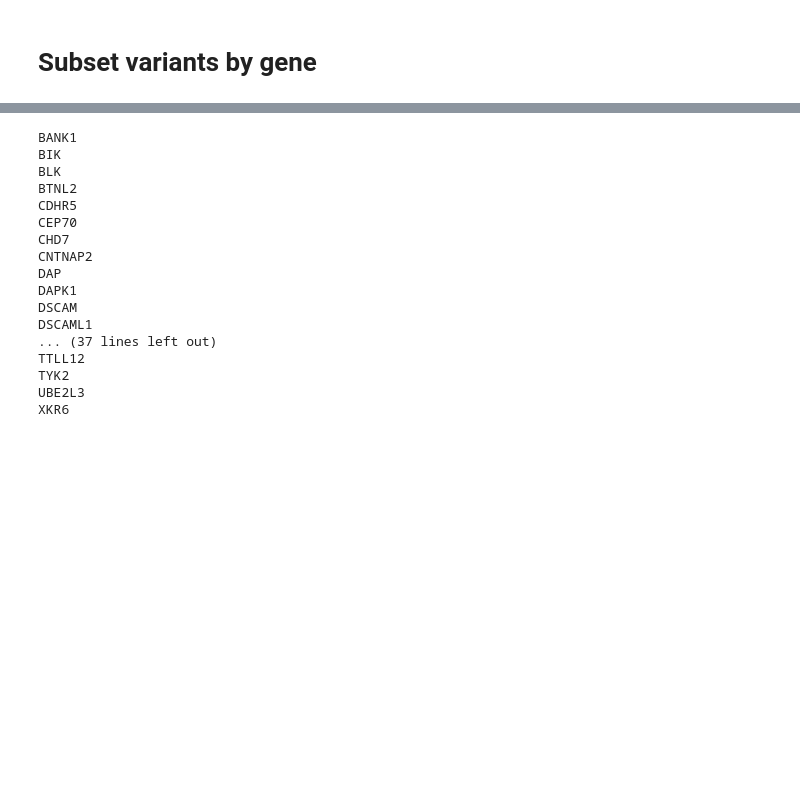
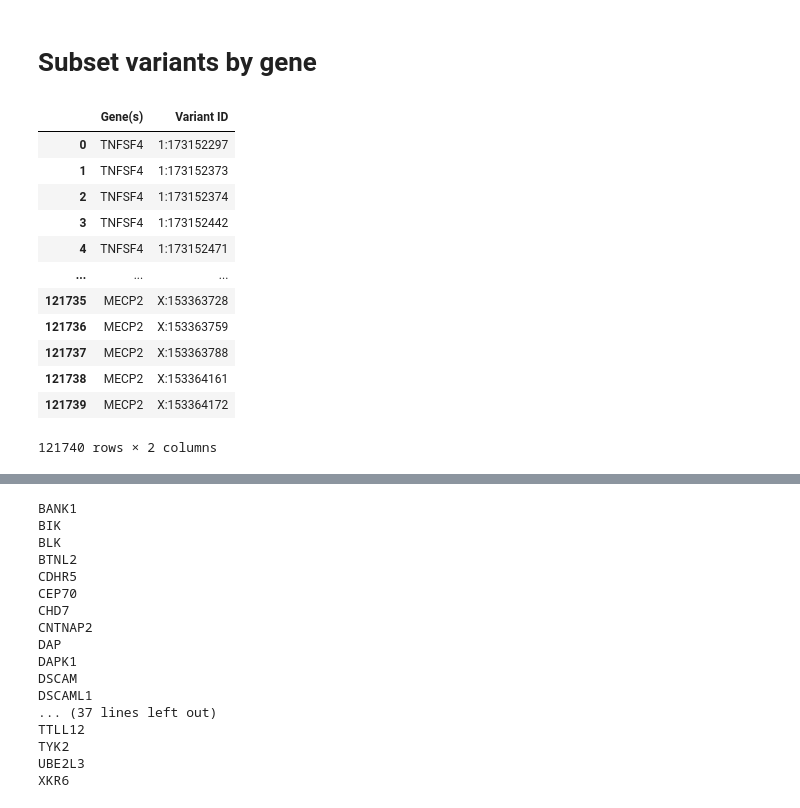
Before and after one commit to NCBI-Codeathons/SLEuth, a Jupyter notebook: notebooks/variants_PCA_feature_selection.ipynb, the cells around one changed output, grey strips where cells are left out. Saved outputs shown, nothing was run; the diff lists cells and outputs as text; code cells hidden in the pictures; blank space fills up the shorter version.

```diff
--- a/notebooks/variants_PCA_feature_selection.ipynb
+++ b/notebooks/variants_PCA_feature_selection.ipynb
@@ -82,3 +83,18 @@ filtered_df.shape
 # %%
 variants_top56_genes = pd.read_table("../data/interim/variants_top56_genes.csv", sep=",")
 variants_top56_genes = variants_top56_genes.filter(items=["Gene(s)", "Variant ID"])
+variants_top56_genes
+# %% [output]
+|  | Gene(s) | Variant ID |
+| 0 | TNFSF4 | 1:173152297 |
+| 1 | TNFSF4 | 1:173152373 |
+| 2 | TNFSF4 | 1:173152374 |
+| 3 | TNFSF4 | 1:173152442 |
+| 4 | TNFSF4 | 1:173152471 |
+| ... | ... | ... |
+| 121735 | MECP2 | X:153363728 |
+| 121736 | MECP2 | X:153363759 |
+| 121737 | MECP2 | X:153363788 |
+| 121738 | MECP2 | X:153364161 |
+| 121739 | MECP2 | X:153364172 |
+121740 rows × 2 columns
```
Also changed, not shown: parts of 11 cells of this notebook, 2 other files.
